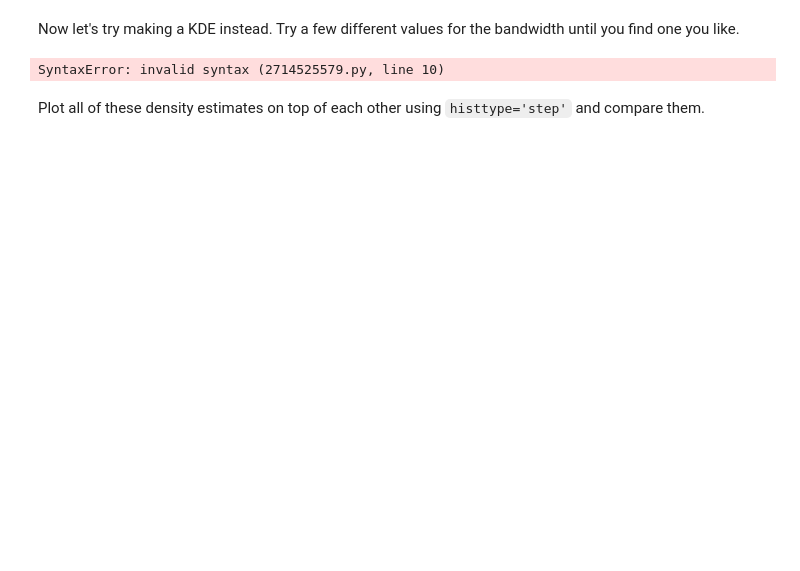
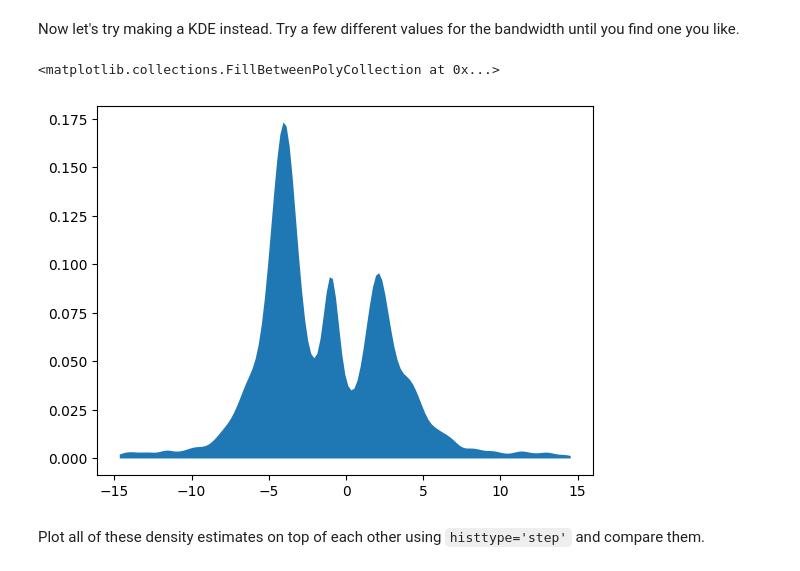
Before and after one commit to ASTR154/nonparametric-modeling, a Jupyter notebook: nonparametric-modeling.ipynb, the cells around one changed output. Cells and saved outputs as stored; diff of their text form; code cells hidden in the pictures; blank space fills up the shorter version.

```diff
--- a/nonparametric-modeling.ipynb
+++ b/nonparametric-modeling.ipynb
@@ -73,16 +73,17 @@ Now let's try making a KDE instead. Try a few different values for the bandwidth
 # %%
 x = x.reshape(-1,1)
 
 kde = KernelDensity(kernel = "gaussian", bandwidth=0.4)
 kde.fit(x)  # complete
 
-x_fit = np.arange(x.min(), x.max(), 0.2)# complete
-x_fit = x_fit.reshape(-1,1)
-print(x_fit)
+x_fit = np.arange(x.min(), x.max(), 0.2).reshape(-1,1)# complete
 
-y_fit =     # complete
-plt.fill_between(  # complete
+log_dens = kde.score_samples(x_fit)
+y_fit = np.exp(log_dens)
+
+plt.fill_between(x_fit.ravel(), y_fit)  # complete
 # %% [output]
-SyntaxError: invalid syntax (2714525579.py, line 10)
+<matplotlib.collections.FillBetweenPolyCollection at 0x...>
+[figure, added]
 # %% [markdown]
 Plot all of these density estimates on top of each other using `histtype='step'` and compare them.
```
Also changed, not shown: parts of 11 cells of this notebook.
